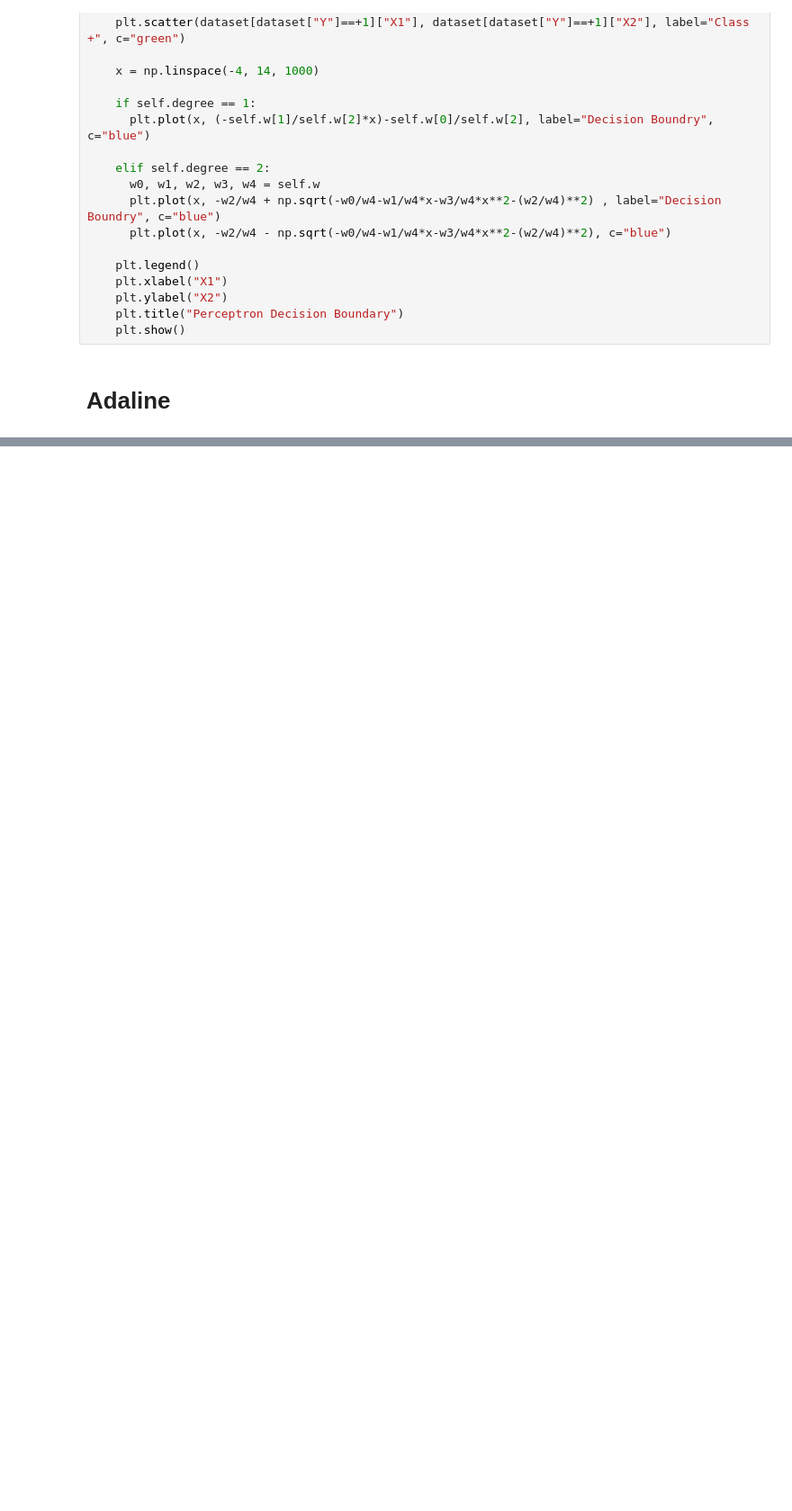
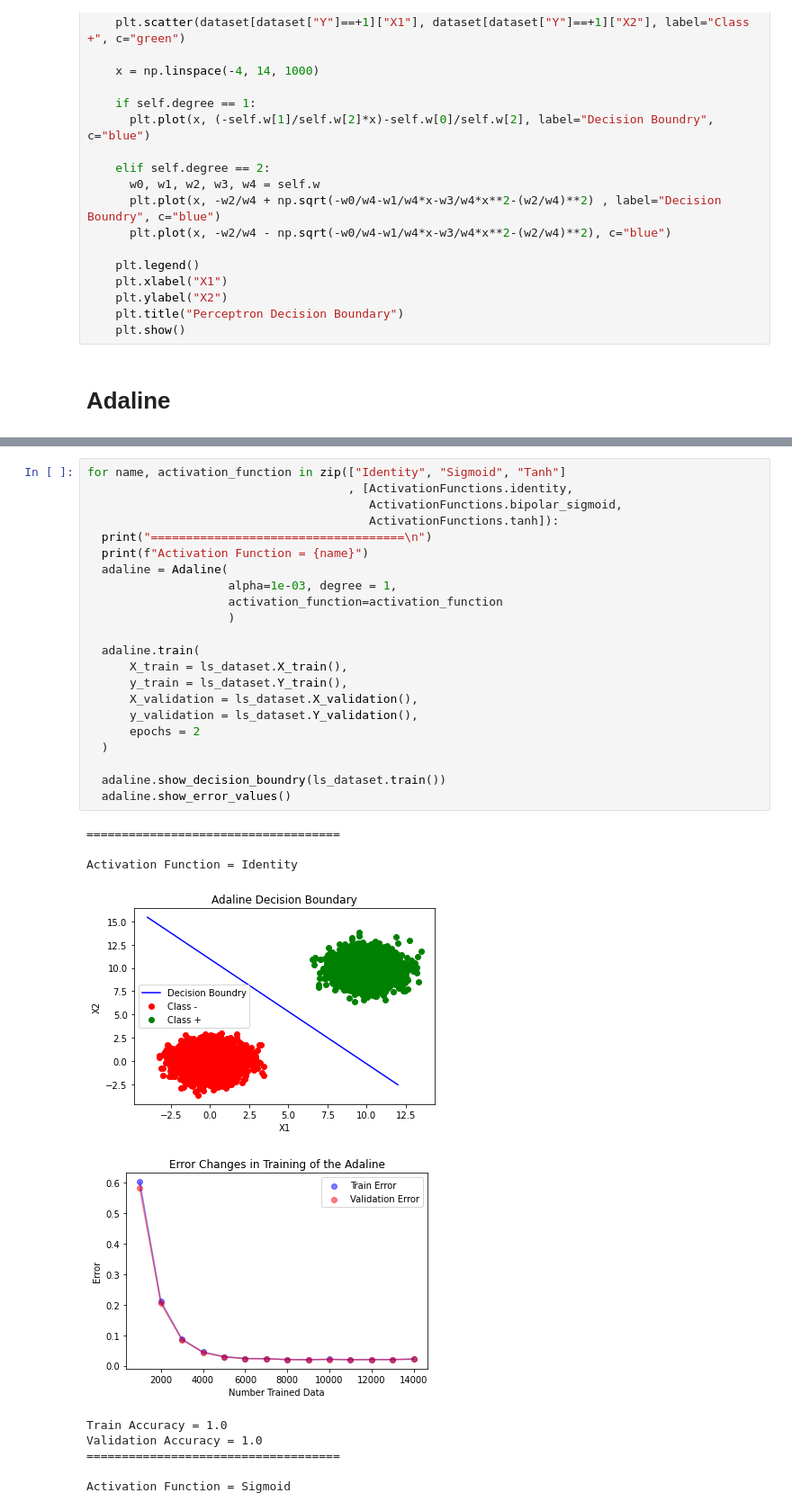
Before and after one commit to AUT-Student/NN-HW2, a Jupyter notebook: NN_HW1.ipynb, the cells around one changed output, grey strips where cells are left out. Shown at 90% size. Cells and saved outputs as stored; diff of their text form; blank space fills up the shorter version.

```diff
--- a/NN_HW1.ipynb
+++ b/NN_HW1.ipynb
@@ -516,0 +500,33 @@ adaline.show_error_values()
+# %%
+for name, activation_function in zip(["Identity", "Sigmoid", "Tanh"]
+                                     , [ActivationFunctions.identity,
+                                        ActivationFunctions.bipolar_sigmoid,
+                                        ActivationFunctions.tanh]):
+  print("====================================\n")
+  print(f"Activation Function = {name}")
+  adaline = Adaline(
+                    alpha=1e-03, degree = 1,
+                    activation_function=activation_function
+                    )
+
+  adaline.train(
+      X_train = ls_dataset.X_train(),
+      y_train = ls_dataset.Y_train(),
+      X_validation = ls_dataset.X_validation(),
+      y_validation = ls_dataset.Y_validation(),
+      epochs = 2
+  )
+
+  adaline.show_decision_boundry(ls_dataset.train())
+  adaline.show_error_values()
+# %% [output]
+====================================
+
+Activation Function = Identity
+[figure, added]
+[figure, added]
+Train Accuracy = 1.0
+Validation Accuracy = 1.0
+====================================
+
+Activation Function = Sigmoid
```
Also changed, not shown: parts of 65 cells of this notebook.
